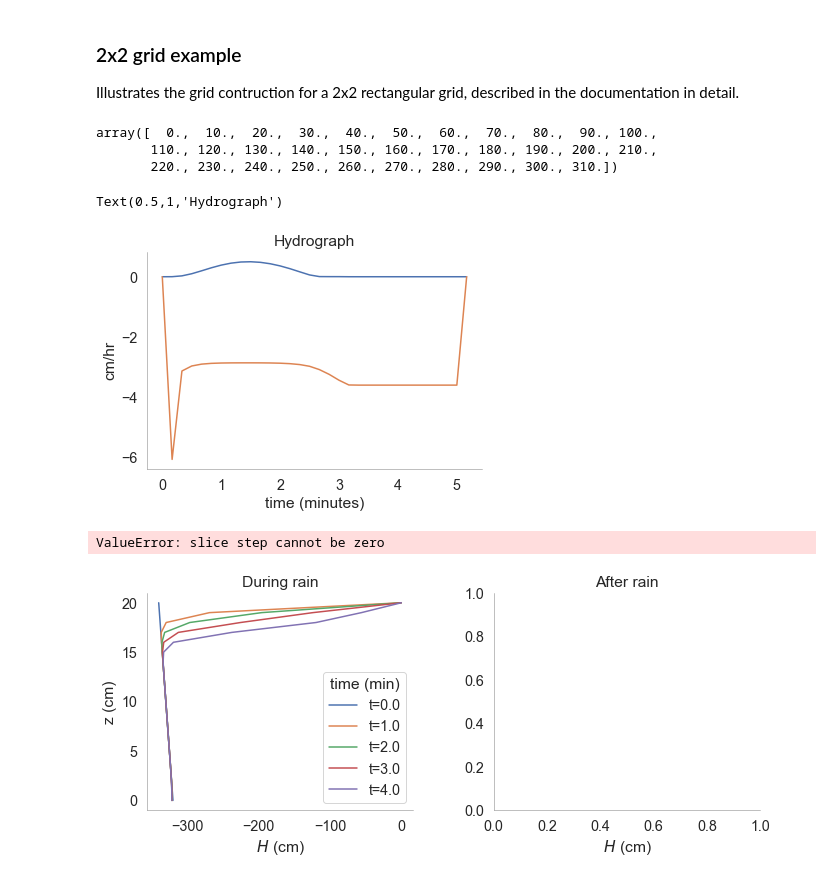
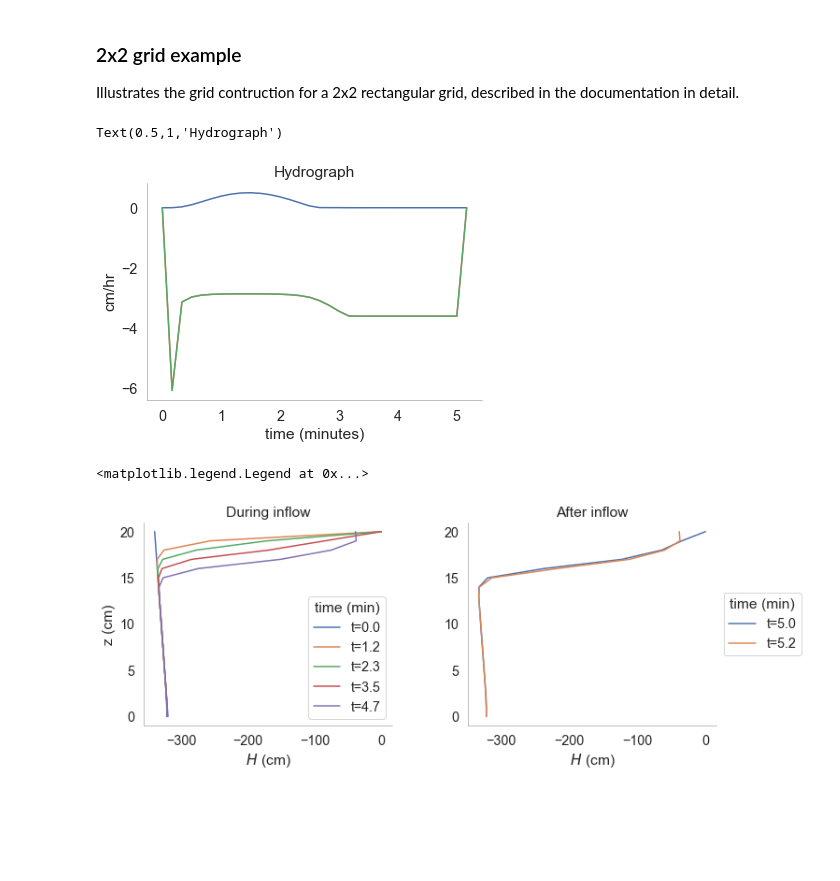
Before and after one commit to octavia-crompton/SVE-R, a Jupyter notebook: example_2by2/2x2 example.ipynb, the cells around one changed output. Saved outputs shown, nothing was run; the diff lists cells and outputs as text; code cells hidden in the pictures; blank space fills up the shorter version.

```diff
--- a/example_2by2/2x2 example.ipynb
+++ b/example_2by2/2x2 example.ipynb
@@ -37,25 +35,17 @@ sim = pickle.load(f)
 f.close()
 
 sim = pd.Series(sim)
-# %%
-sim.t_p
-# %% [output]
-array([  0.,  10.,  20.,  30.,  40.,  50.,  60.,  70.,  80.,  90., 100.,
-       110., 120., 130., 140., 150., 160., 170., 180., 190., 200., 210.,
-       220., 230., 240., 250., 260., 270., 280., 290., 300., 310.])
 # %%
 # plt.plot(sim['t_h']/60., sim['hydro']*3.6e3)
 plt.plot(sim['t_p']/60., sim['flux1']*3.6e3)
 plt.plot(sim['t_p']/60., sim['flux3']*3.6e3)
-c
-# plt.plot(sim['t_p']/60., sim['flux3']*3.6e3)
 
 plt.xlabel('time (minutes)')
 plt.ylabel('cm/hr')
 plt.title('Hydrograph')
 # %% [output]
 Text(0.5,1,'Hydrograph')
-[figure, old version]
+[figure, new version]
 # %%
 # fig = plt.figure(figsize= (15,6))
 # plt.subplots_adjust(wspace = 0.3)
@@ -80,30 +70,31 @@ Text(0.5,1,'Hydrograph')
 # zinflplot = colormap(sim,sim['vmax'], ax = ax, clabel= r'$U_{max}$ (cm/s)' ,colorbar = True, cfontsize = 16,
 #                      cround = 1, veg_scale=False)
 # %%
+# Visualize wetting front at sample cells
 z = np.arange(0, sim.zmax+sim.dz, sim.dz)
 
 fig = plt.figure(1, figsize = (11,4));
 ax1 = plt.subplot(121)
 plt.subplots_adjust(wspace = .3)
 plt.xlabel('$H$ (cm)')
 plt.ylabel('z (cm)')
-plt.title('During rain')
+plt.title('During inflow')
 
 inds = np.where(sim.t_p < sim.t_rain)[0]
 freq = len(sim.t_p[inds])/4
 for i in inds[::freq]:
-    plt.plot(sim.vegH[i],z, label = 't={0}'.format(sim.t_p[i]/60), lw = 1.5)
+    plt.plot(sim.vegH[i],z, label = 't={0:.1f}'.format(sim.t_p[i]/60), lw = 1.5)
 ax1.legend(loc = 'best', title = 'time (min)')
 
 ax2 = plt.subplot(122)
 plt.xlabel('Soil moisture $cm^3/cm^3$')
 plt.xlabel('$H$ (cm)')
-plt.title('After rain')
+plt.title('After inflow')
 inds = np.where(sim.t_p >= sim.t_rain)[0]
 freq = len(sim.t_p[inds])/4
-for i in inds[::freq]:
-    plt.plot(sim.vegH[i],z, label = 't={0}'.format(sim.t_p[i]/60), lw = 1.5)
+for i in inds:
+    plt.plot(sim.vegH[i],z, label = 't={0:.1f}'.format(sim.t_p[i]/60), lw = 1.5)
 ax2.legend(loc='center left', bbox_to_anchor=(1, 0.5), title = 'time (min)')
 # %% [output]
-ValueError: slice step cannot be zero
+<matplotlib.legend.Legend at 0x...>
-[figure, old version]
+[figure, new version]
```
Also changed, not shown: parts of 5 cells of this notebook, 5 other files.
